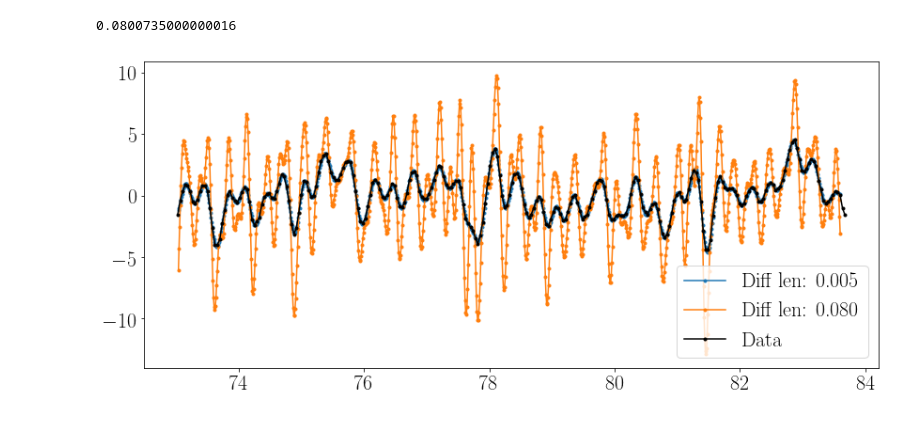
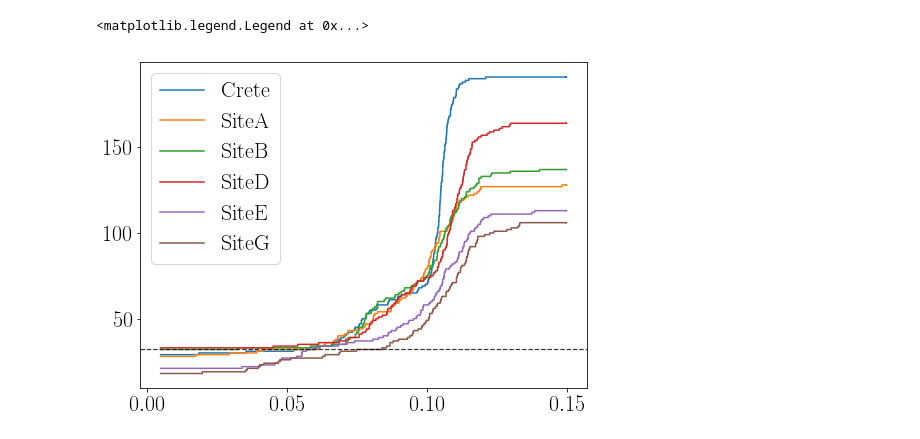
Before and after one commit to TheaQG/AWI_Bcores_Analysis, a Jupyter notebook: PeaksVsDiffLen_StabilityTest.ipynb, the cells around one changed output. Cells and saved outputs as stored; diff of their text form; code cells hidden in the pictures.

Commit message:
Work on PeaksVsDiffLen

```diff
--- a/PeaksVsDiffLen_StabilityTest.ipynb
+++ b/PeaksVsDiffLen_StabilityTest.ipynb
@@ -79,5 +79,3 @@ def DiffLen_V_Npeaks(site_in, diffLen_start, diffLen_end, max_Npeaks = 500):
     depth1, data, diffLen, peaks, arr_DiffLens, arr_Npeaks, arr_depth, arr_data = inst.backDiffused(theoDiffLen=False,print_Npeaks=False, diffLenStart_In=0.005, diffLenEnd_In=0.15)
 
     return depth1, data, diffLen, peaks, arr_DiffLens, arr_Npeaks, arr_depth, arr_data
-# %%
-depth1, data, diffLen, peaks, arr_DiffLens, arr_Npeaks, arr_depth, arr_data = DiffLen_V_Npeaks(site, diffLen_start=0.005, diffLen_end = 0.15)
@@ -107,0 +97,11 @@ plt.axhline(y=32,ls='--',color='k')
+# %%
+Sites = list(coreNames.drop([1,2,5,8,10]))
+
+DiffLens = []
+Npeaks = []
+
+for i in range(len(Sites)):
+    print('\nSite: ' + Sites[i] + '\n')
+    _, _, _, _, arr_DiffLens, arr_Npeaks, _, _ = DiffLen_V_Npeaks(Sites[i], diffLen_start=0.005, diffLen_end = 0.15)
+    DiffLens.append(arr_DiffLens)
+    Npeaks.append(arr_Npeaks)
@@ -108,3 +127,13 @@ plt.axhline(y=32,ls='--',color='k')
+# %%
+Sites = list(coreNames.drop([1,2,5,8,10]))
+fig, ax = plt.subplots(figsize=(8,6))
+for i in range(len(Sites)):
+    plt.step(DiffLens[i], Npeaks[i], label=Sites[i])
+plt.axhline(y=32,ls='--',color='k', lw=1.2, alpha=0.8)
+plt.legend()
+# %% [output]
+<matplotlib.legend.Legend at 0x...>
+[figure, added]
 # %%
 arr_diffLens = np.asarray(arr_DiffLens)
 val = arr_diffLens[(arr_diffLens >= 0.08) & (arr_diffLens <= 0.0801)]
@@ -118,6 +147,3 @@ plt.plot(arr_depth[0],arr_data[0],'-',marker='.', label=f'Diff len: {arr_DiffLen
 plt.plot(arr_depth[i], arr_data[i],'-',marker='.',label=f'Diff len: {val[0]:.3f}')
 plt.plot(depth_LT,d18O_LT - np.mean(d18O_LT),'-',marker='.', label='Data', color='k')
 plt.legend();
-# %% [output]
-0.0800735000000016
-[figure, removed]
```
Also changed, not shown: parts of 4 cells of this notebook, 1 other file.
